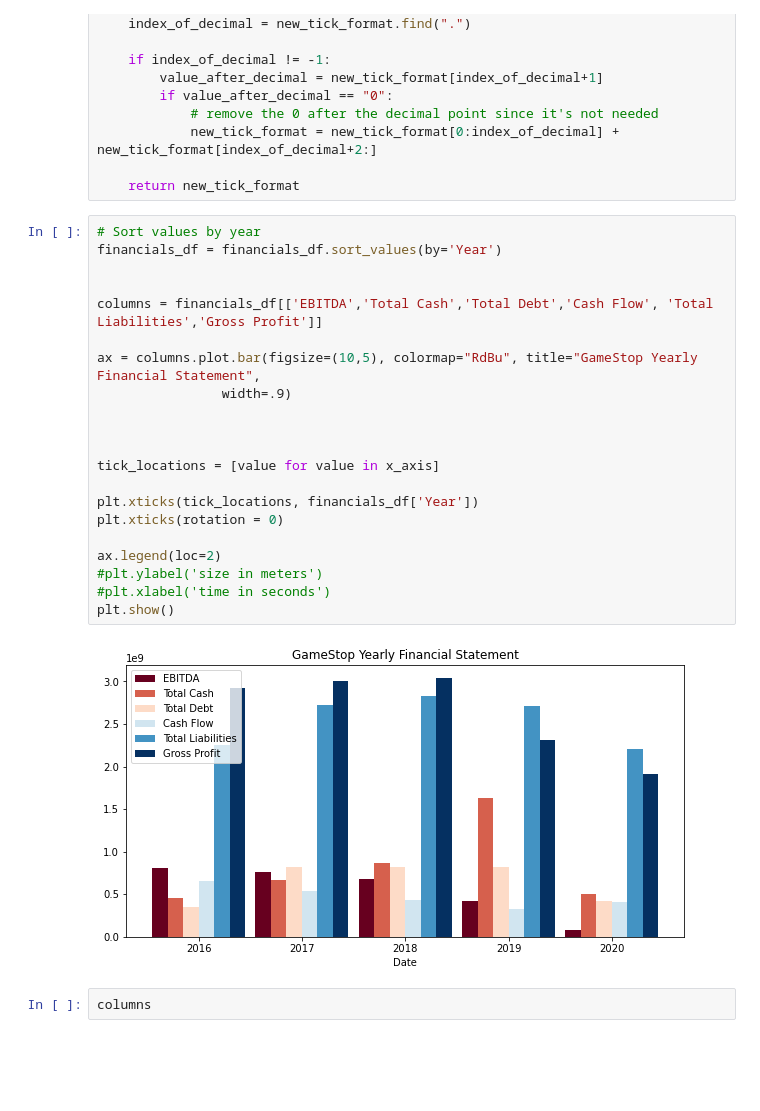
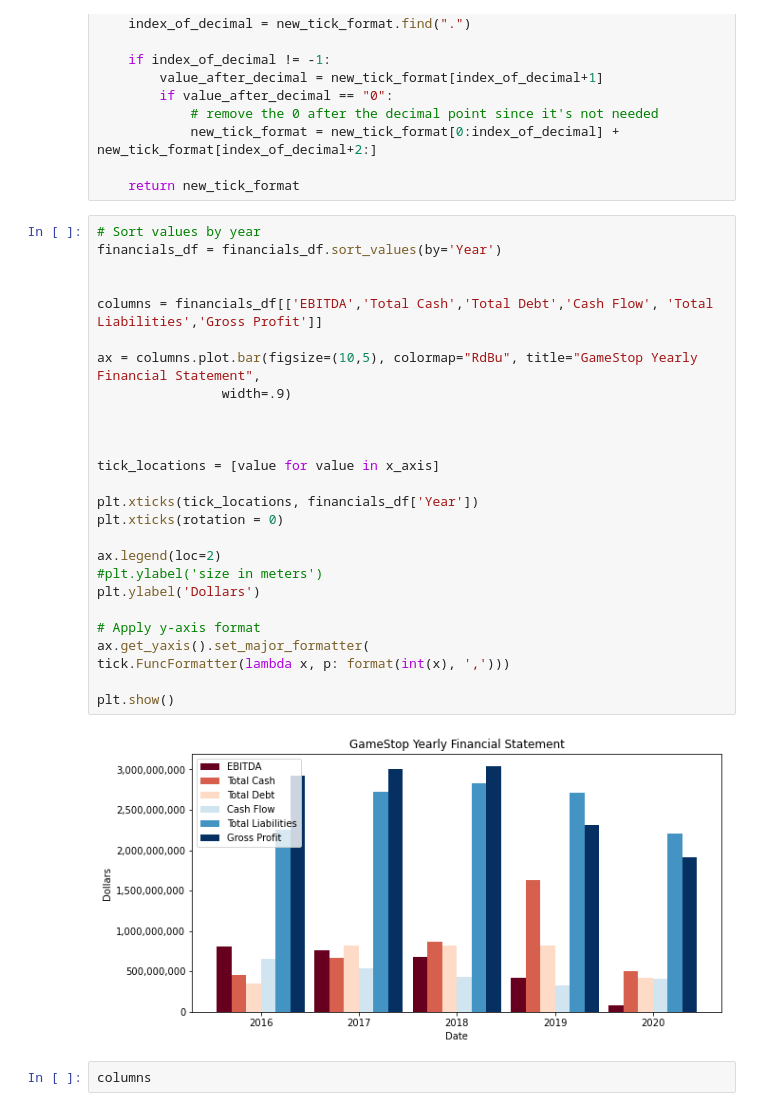
Before and after one commit to The-Short-Squeeze/GameStop-Data, a Jupyter notebook: GME Financials.ipynb, the cells around one changed output. Cells and saved outputs as stored; diff of their text form; blank space fills up the shorter version.

```diff
--- a/GME Financials.ipynb
+++ b/GME Financials.ipynb
@@ -101,26 +103,31 @@ def reformat_large_tick_values(tick_val, pos):
 # %%
 # Sort values by year
 financials_df = financials_df.sort_values(by='Year')
 
 
 columns = financials_df[['EBITDA','Total Cash','Total Debt','Cash Flow', 'Total Liabilities','Gross Profit']]
 
 ax = columns.plot.bar(figsize=(10,5), colormap="RdBu", title="GameStop Yearly Financial Statement",
                 width=.9)
 
 
 
 tick_locations = [value for value in x_axis]
 
 plt.xticks(tick_locations, financials_df['Year'])
 plt.xticks(rotation = 0)
 
 ax.legend(loc=2)
 #plt.ylabel('size in meters')
-#plt.xlabel('time in seconds')
+plt.ylabel('Dollars')
+
+# Apply y-axis format
+ax.get_yaxis().set_major_formatter(
+tick.FuncFormatter(lambda x, p: format(int(x), ',')))
+
 plt.show()
 # %% [output]
-[figure, old version]
+[figure, new version]
 # %%
 columns
 # %%
```
Also changed, not shown: parts of 1 cell of this notebook.
